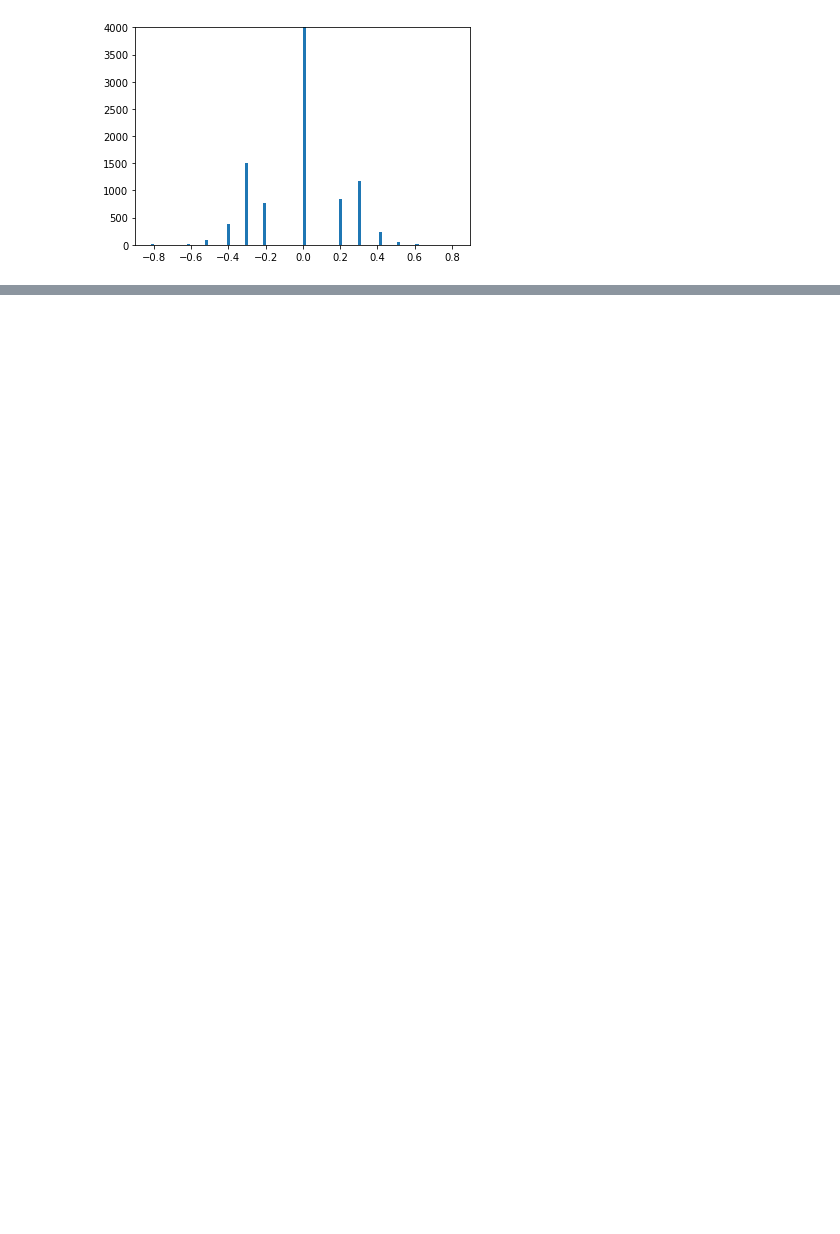
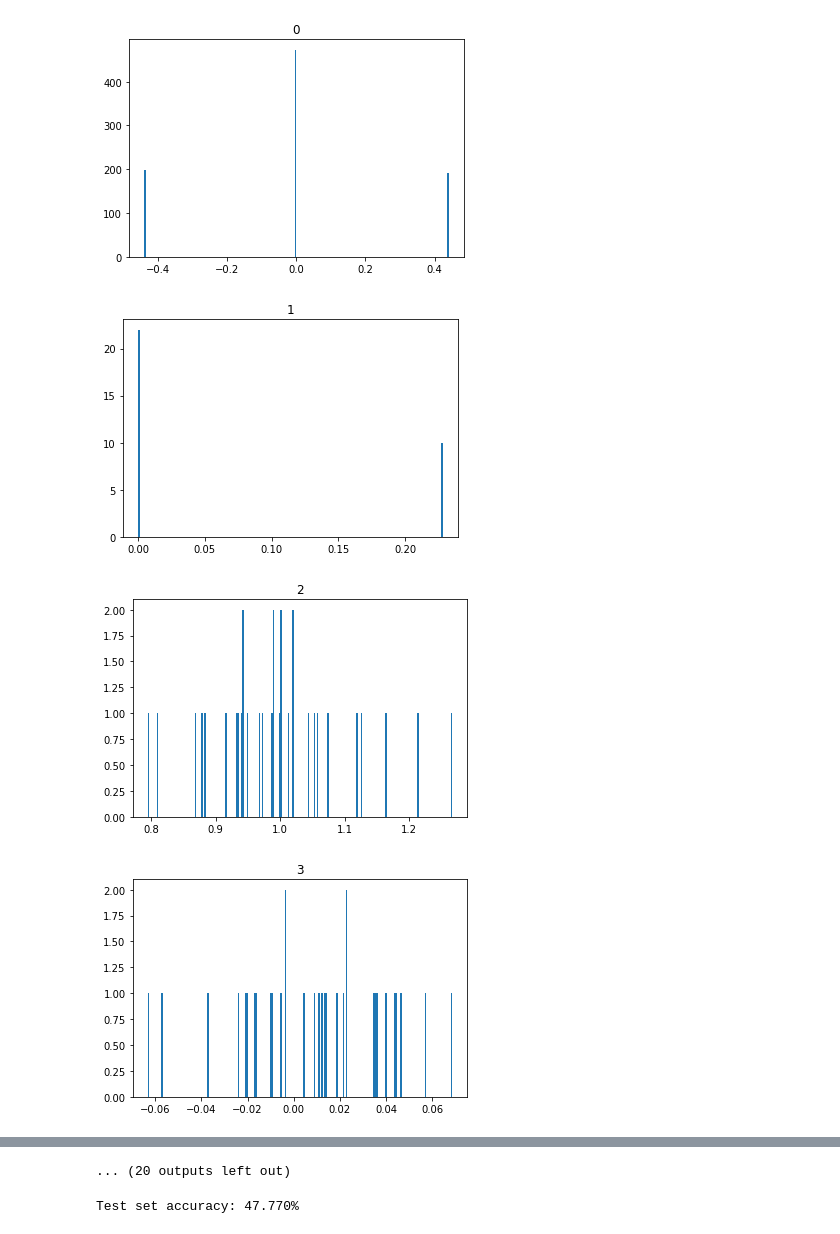
Before and after one commit to mateusArnaudGoldbarg/dl_compression, a Jupyter notebook: pruning-quantization-tensorflow/dl.ipynb, the cells around one changed output, grey strips where cells are left out. Saved outputs shown, nothing was run; the diff lists cells and outputs as text; code cells hidden in the pictures; blank space fills up the shorter version.

```diff
--- a/pruning-quantization-tensorflow/dl.ipynb
+++ b/pruning-quantization-tensorflow/dl.ipynb
@@ -257 +29,8 @@ class Compression:
+# %%
+loss_fn = tf.keras.losses.SparseCategoricalCrossentropy(from_logits=False)
+optimizer = tf.keras.optimizers.SGD()
+acc_metric = keras.metrics.SparseCategoricalAccuracy()
+test_accuracy = tf.keras.metrics.Accuracy()
+test_loss_fn = tf.keras.losses.SparseCategoricalCrossentropy(from_logits=True)
+train_accuracy = tf.keras.metrics.Accuracy()
 # %%
@@ -305,8 +296,14 @@ Epoch 46/80      Train Loss = 0.8673     Train Acc = 64.7821%    Sparsity = 46.2
 # %%
-a = tf.reshape(model_cifar.trainable_weights[2],[-1])
-#print(a)
-plt.ylim(0,4000)
-plt.hist(a,100)
-plt.show()
+len = len(model.trainable_weights)
+for i in range(len):
+  a = tf.reshape(model.trainable_weights[i],[-1])
+  #print(a)
+  #plt.ylim(0,300)
+  plt.title(str(i))
+  plt.hist(a,200)
+  plt.show()
 # %% [output]
-[figure, old version]
+[figure, new version]
+[figure, added]
+[figure, added]
+[figure, added]
@@ -312,0 +318,9 @@ plt.show()
+... (20 outputs left out)
+# %%
+test_accuracy = tf.keras.metrics.Accuracy()
+logits = model(x_test, training=False)
+prediction = tf.argmax(logits, axis=1, output_type=tf.int32)
+test_accuracy(prediction, y_test)
+print("Test set accuracy: {:.3%}".format(test_accuracy.result()))
+# %% [output]
+Test set accuracy: 47.770%
```
Also changed, not shown: parts of 8 cells of this notebook.
